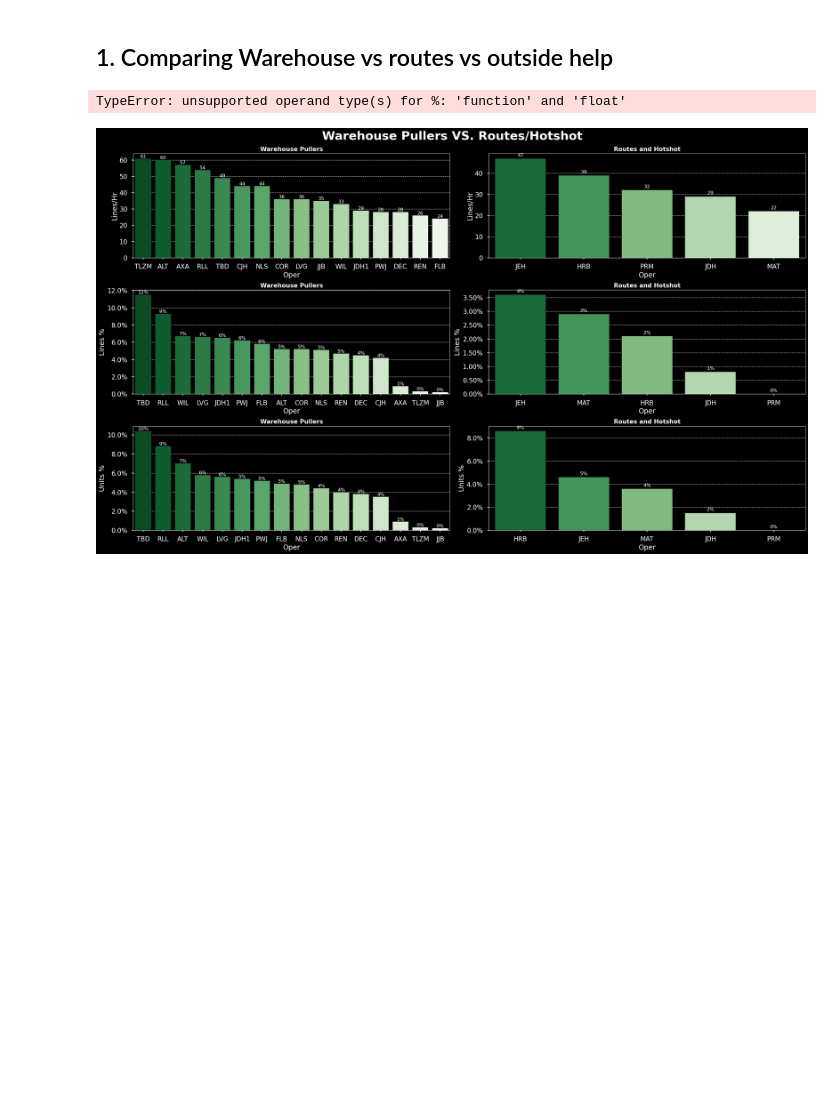
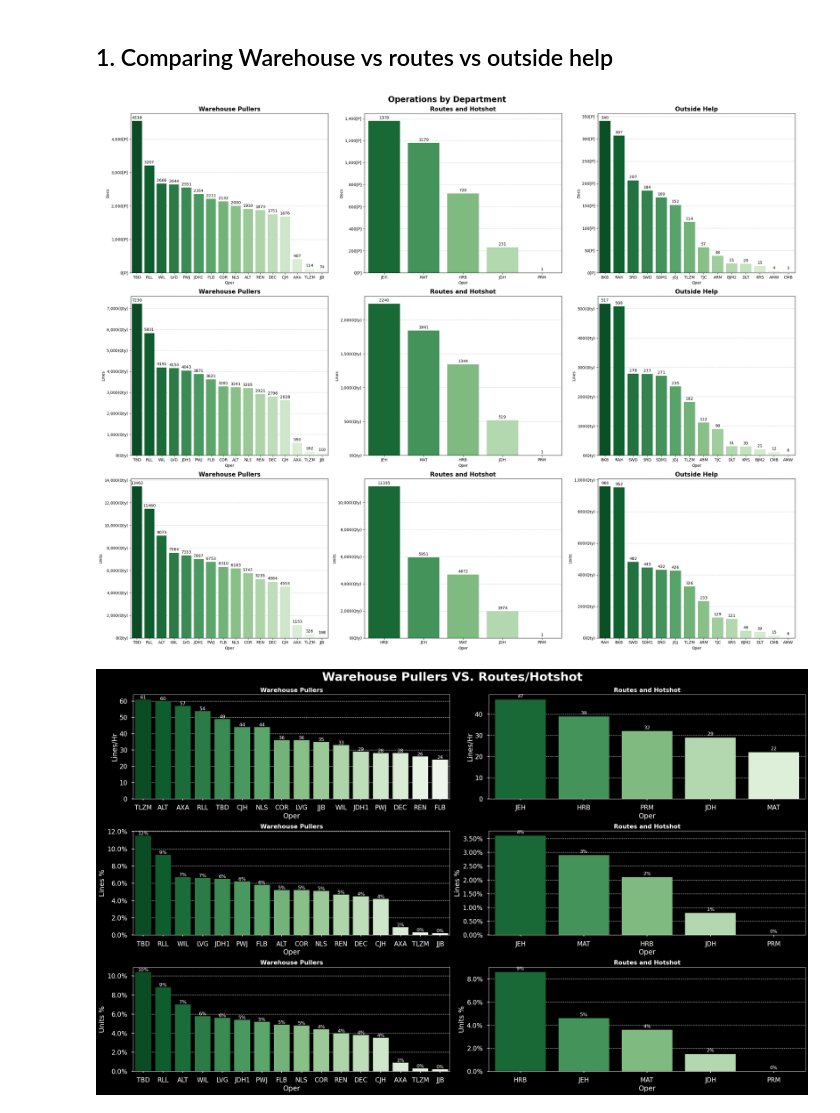
Before and after one commit to zeekwired/Tristate, a Jupyter notebook: Operator_Analysis.ipynb, the cells around one changed output. Saved outputs shown, nothing was run; the diff lists cells and outputs as text; code cells hidden in the pictures; blank space fills up the shorter version.

```diff
--- a/Operator_Analysis.ipynb
+++ b/Operator_Analysis.ipynb
@@ -24,7 +24,7 @@ with plt.style.context('seaborn-muted', 'seaborn-poster'):
     sns.barplot(x='Oper', y='Docs', data=op_warehouse.sort_values('Docs', ascending=False), ax=ax[0, 0], zorder=3, palette='Greens_r')
     ax[0,0].set_title('Warehouse Pullers', fontsize=15, fontweight='bold')
     ax[0,0].grid(True, axis='y', zorder=0, color='lightgrey', linestyle='--', linewidth=1)
-    ax[0,0].yaxis.set_major_formatter(ticker.FormatStrFormatter(lambda x, pos: f'{x:,.0f}[P]'))
+    ax[0,0].yaxis.set_major_formatter(ticker.FuncFormatter(lambda x, pos: f'{x:,.0f}[P]'))
     ax[0,0].bar_label(ax[0,0].containers[0], fmt='%d', padding=3)
     sns.barplot(x='Oper', y='Docs', data=op_routes_hotshot.sort_values('Docs', ascending=False), ax=ax[0, 1], zorder=3, palette='Greens_r')
     ax[0,1].grid(True, axis='y', zorder=0, color='lightgrey', linestyle='--', linewidth=1)
@@ -48,34 +48,34 @@ with plt.style.context('seaborn-muted', 'seaborn-poster'):
     ax[1,1].grid(True, axis='y', zorder=0, color='lightgrey', linestyle='--', linewidth=1)
     ax[1,1].yaxis.set_major_formatter(ticker.FuncFormatter(lambda x, pos: f'{x:,.0f}(Qty)'))
     ax[1,1].bar_label(ax[1,1].containers[0], fmt='%d', padding=3)
     sns.barplot(x='Oper', y='Lines', data=op_outside.sort_values('Lines', ascending=False), ax=ax[1, 2], zorder=3, palette='Greens_r')
     ax[1,2].set_title('Outside Help', fontsize=15, fontweight='bold')
     ax[1,2].grid(True, axis='y', zorder=0, color='lightgrey', linestyle='--', linewidth=1)
     ax[1,2].yaxis.set_major_formatter(ticker.FuncFormatter(lambda x, pos: f'{x:,.0f}(Qty)'))
     ax[1,2].bar_label(ax[1,2].containers[0], fmt='%d', padding=3)
 
     # Organize by Units
     sns.barplot(x='Oper', y='Units', data=op_warehouse.sort_values('Units', ascending=False), ax=ax[2, 0], zorder=3, palette='Greens_r')
     ax[2,0].set_title('Warehouse Pullers', fontsize=15, fontweight='bold')
     ax[2,0].grid(True, axis='y', zorder=0, color='lightgrey', linestyle='--', linewidth=1)
     ax[2,0].yaxis.set_major_formatter(ticker.FuncFormatter(lambda x, pos: f'{x:,.0f}(Qty)'))
     ax[2,0].bar_label(ax[2,0].containers[0], fmt='%d', padding=3)
     sns.barplot(x='Oper', y='Units', data=op_routes_hotshot.sort_values('Units', ascending=False), ax=ax[2, 1], zorder=3, palette='Greens_r')
     ax[2,1].set_title('Routes and Hotshot', fontsize=15, fontweight='bold')
     ax[2,1].grid(True, axis='y', zorder=0, color='lightgrey', linestyle='--', linewidth=1)
     ax[2,1].yaxis.set_major_formatter(ticker.FuncFormatter(lambda x, pos: f'{x:,.0f}(Qty)'))
     ax[2,1].bar_label(ax[2,1].containers[0], fmt='%d', padding=3)
     sns.barplot(x='Oper', y='Units', data=op_outside.sort_values('Units', ascending=False), ax=ax[2, 2], zorder=3, palette='Greens_r')
     ax[2,2].grid(True, axis='y', zorder=0, color='lightgrey', linestyle='--', linewidth=1)
     ax[2,2].set_title('Outside Help', fontsize=15, fontweight='bold')
     ax[2,2].yaxis.set_major_formatter(ticker.FuncFormatter(lambda x, pos: f'{x:,.0f}(Qty)'))
     ax[2,2].bar_label(ax[2,2].containers[0], fmt='%d', padding=3)
 
 plt.suptitle('Operations by Department', fontsize=20, fontweight='bold', y=0.99)
 plt.tight_layout()
 plt.show()
 # %% [output]
-TypeError: unsupported operand type(s) for %: 'function' and 'float'
+[figure, added]
 # %%
 with plt.style.context(['seaborn-muted', 'seaborn-poster', 'dark_background']):
 
```
Also changed, not shown: parts of 2 cells of this notebook, 1 other file.
